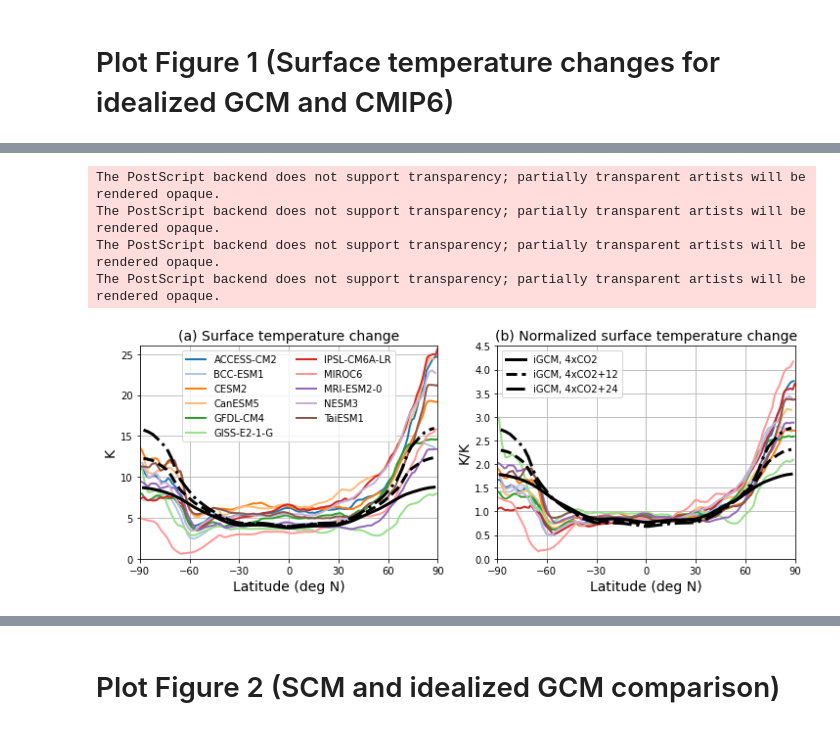
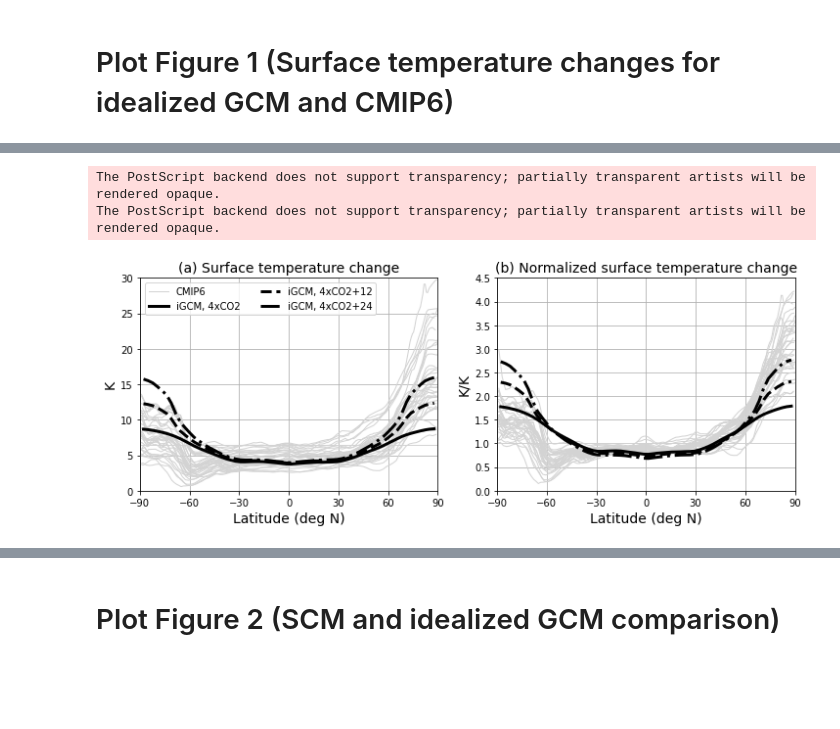
Before and after one commit to matthewjhenry/HMLR19_SCM, a Jupyter notebook: plot_figures.ipynb, the cells around one changed output, grey strips where cells are left out. Cells and saved outputs as stored; diff of their text form; code cells hidden in the pictures; blank space fills up the shorter version.

```diff
--- a/plot_figures.ipynb
+++ b/plot_figures.ipynb
@@ -467,65 +415,54 @@ Opened data from /home/links/mh920/.conda/envs/anal_env/lib/python3.6/site-packa
 # Plot Figure 1 (Surface temperature changes for idealized GCM and CMIP6)
 # %%
 print('If there is an error here make sure "cmip6_data = xr.open_dataset(...)" points to the netCDF you downloaded from http://meteo.mcgill.ca/~mhenry/files/')
-#setup tableau 10 colors
-tableau = [(31, 119, 180), (174, 199, 232), (255, 127, 14), (255, 187, 120),
-             (44, 160, 44), (152, 223, 138), (214, 39, 40), (255, 152, 150),
-             (148, 103, 189), (197, 176, 213), (140, 86, 75), (196, 156, 148),
-             (227, 119, 194), (247, 182, 210), (127, 127, 127), (199, 199, 199),
-(188, 189, 34), (219, 219, 141), (23, 190, 207), (158, 218, 229)]
-for i in range(len(tableau)):
-    r, g, b = tableau[i]
-    tableau[i] = (r / 255., g / 255., b / 255.)
-
 fig = matplotlib.pyplot.gcf()
 fig.set_size_inches(12, 4)
 plt.subplot(1,2,1)
 cmip6_data = xr.open_dataset('./cmip6_data/big_ds.nc')
 integ_years = (100,149)
-source_list=['ACCESS-CM2','BCC-ESM1','CESM2','CanESM5','GFDL-CM4','GISS-E2-1-G','IPSL-CM6A-LR','MIROC6','MRI-ESM2-0','NESM3','TaiESM1']
-i=0
-for source in source_list:
+for i in range(37):
     try:
-        plt.plot(cmip6_data.sel(source_id=source).lat.where(~np.isnan(cmip6_data.sel(source_id=source).ts.sel(experiment_id='abrupt-4xCO2').mean('year'))).dropna(dim='lat'), \
-             cmip6_data.sel(source_id=source).ts.sel(experiment_id='abrupt-4xCO2').sel(year=integ_years).mean('year').dropna(dim='lat') - \
-             cmip6_data.sel(source_id=source).ts.sel(experiment_id='piControl').sel(year=integ_years).mean('year').dropna(dim='lat'), c=tableau[i], linewidth=2,label=source)
-        i+=1
+        plt.plot(cmip6_data.sel(source_id=cmip6_data.source_id[i]).lat.where(~np.isnan(cmip6_data.sel(source_id=cmip6_data.source_id[i]).ts.sel(experiment_id='abrupt-4xCO2').mean('year'))).dropna(dim='lat'), \
+             cmip6_data.sel(source_id=cmip6_data.source_id[i]).ts.sel(experiment_id='abrupt-4xCO2').sel(year=integ_years).mean('year').dropna(dim='lat') - \
+             cmip6_data.sel(source_id=cmip6_data.source_id[i]).ts.sel(experiment_id='piControl').sel(year=integ_years).mean('year').dropna(dim='lat'), c='lightgrey', linewidth=1)
     except:
-        print(source)
-plt.plot(co2.lat_,co2.sat_lin_diff, 'k', linewidth=3)
-plt.plot(co2.lat_,co2_HS12.sat_lin_diff, 'k--', linewidth=3)
-plt.plot(co2.lat_,co2_HS24.sat_lin_diff,'k-.', linewidth=3)
+        print(cmip6_data.source_id[i])
+i=37
+plt.plot(cmip6_data.sel(source_id=cmip6_data.source_id[i]).lat.where(~np.isnan(cmip6_data.sel(source_id=cmip6_data.source_id[i]).ts.sel(experiment_id='abrupt-4xCO2').mean('year'))).dropna(dim='lat'), \
+             cmip6_data.sel(source_id=cmip6_data.source_id[i]).ts.sel(experiment_id='abrupt-4xCO2').sel(year=integ_years).mean('year').dropna(dim='lat') - \
+             cmip6_data.sel(source_id=cmip6_data.source_id[i]).ts.sel(experiment_id='piControl').sel(year=integ_years).mean('year').dropna(dim='lat'), c='lightgrey', label='CMIP6', linewidth=1)
+plt.plot(co2.lat_,co2.sat_lin_diff, 'k', linewidth=3, label='iGCM, 4xCO2')
+plt.plot(co2.lat_,co2_HS12.sat_lin_diff, 'k--', linewidth=3, label='iGCM, 4xCO2+12')
+plt.plot(co2.lat_,co2_HS24.sat_lin_diff,'k-.', linewidth=3, label='iGCM, 4xCO2+24')
 plt.grid()
 plt.title('(a) Surface temperature change', **font)
 plt.xticks(np.linspace(-90, 90, 7))
 plt.xlim([-90,90])
-plt.ylim([0,26])
+plt.ylim([0,30])
 lgd = plt.legend(loc='best',prop={'size': 10},ncol=2)
 plt.ylabel('K', **font)
 plt.xlabel('Latitude (deg N)', **font)
 
 plt.subplot(1,2,2)
-i=0
-for source in source_list:
+for i in range(38):
     try:
-        plt.plot(cmip6_data.sel(source_id=source).lat.where(~np.isnan(cmip6_data.sel(source_id=source).ts.sel(experiment_id='abrupt-4xCO2').mean('year'))).dropna(dim='lat'), \
-             (cmip6_data.sel(source_id=source).ts.sel(experiment_id='abrupt-4xCO2').sel(year=integ_years).mean('year').dropna(dim='lat') - \
-             cmip6_data.sel(source_id=source).ts.sel(experiment_id='piControl').sel(year=integ_years).mean('year').dropna(dim='lat')) / \
-             mean_lat(cmip6_data.sel(source_id=source).lat.where(~np.isnan(cmip6_data.sel(source_id=source).ts.sel(experiment_id='abrupt-4xCO2').mean('year'))).dropna(dim='lat'), \
-             (cmip6_data.sel(source_id=source).ts.sel(experiment_id='abrupt-4xCO2').sel(year=integ_years).mean('year').dropna(dim='lat') - \
-             cmip6_data.sel(source_id=source).ts.sel(experiment_id='piControl').sel(year=integ_years).mean('year').dropna(dim='lat'))), c=tableau[i], linewidth=2)
-        i+=1
+        plt.plot(cmip6_data.sel(source_id=cmip6_data.source_id[i]).lat.where(~np.isnan(cmip6_data.sel(source_id=cmip6_data.source_id[i]).ts.sel(experiment_id='abrupt-4xCO2').mean('year'))).dropna(dim='lat'), \
+             (cmip6_data.sel(source_id=cmip6_data.source_id[i]).ts.sel(experiment_id='abrupt-4xCO2').sel(year=integ_years).mean('year').dropna(dim='lat') - \
+             cmip6_data.sel(source_id=cmip6_data.source_id[i]).ts.sel(experiment_id='piControl').sel(year=integ_years).mean('year').dropna(dim='lat')) / \
+             mean_lat(cmip6_data.sel(source_id=cmip6_data.source_id[i]).lat.where(~np.isnan(cmip6_data.sel(source_id=cmip6_data.source_id[i]).ts.sel(experiment_id='abrupt-4xCO2').mean('year'))).dropna(dim='lat'), \
+             (cmip6_data.sel(source_id=cmip6_data.source_id[i]).ts.sel(experiment_id='abrupt-4xCO2').sel(year=integ_years).mean('year').dropna(dim='lat') - \
+             cmip6_data.sel(source_id=cmip6_data.source_id[i]).ts.sel(experiment_id='piControl').sel(year=integ_years).mean('year').dropna(dim='lat'))), c='lightgrey', linewidth=1)
     except:
-        print(source)
-plt.plot(co2.lat_,co2.sat_lin_diff/mean_lat(co2.lat_,co2.sat_lin_diff), 'k', linewidth=3, label='iGCM, 4xCO2')
-plt.plot(co2.lat_,co2_HS12.sat_lin_diff/mean_lat(co2.lat_,co2_HS12.sat_lin_diff), 'k--', linewidth=3, label='iGCM, 4xCO2+12')
-plt.plot(co2.lat_,co2_HS24.sat_lin_diff/mean_lat(co2.lat_,co2_HS24.sat_lin_diff),'k-.', label='iGCM, 4xCO2+24', linewidth=3)
+        print(cmip6_data.source_id[i])
+plt.plot(co2.lat_,co2.sat_lin_diff/mean_lat(co2.lat_,co2.sat_lin_diff), 'k', linewidth=3)
+plt.plot(co2.lat_,co2_HS12.sat_lin_diff/mean_lat(co2.lat_,co2_HS12.sat_lin_diff), 'k--', linewidth=3)
+plt.plot(co2.lat_,co2_HS24.sat_lin_diff/mean_lat(co2.lat_,co2_HS24.sat_lin_diff),'k-.', linewidth=3)
 plt.grid()
 plt.title('(b) Normalized surface temperature change', **font)
 plt.xticks(np.linspace(-90, 90, 7))
 plt.xlim([-90,90])
 plt.ylim([0,4.5])
-lgd = plt.legend(loc='best',prop={'size': 10})
+# lgd = plt.legend(loc='best',prop={'size': 10})
 plt.ylabel('K/K', **font)
 plt.xlabel('Latitude (deg N)', **font)
 
@@ -536,5 +491,3 @@ If there is an error here make sure "cmip6_data = xr.open_dataset(...)" points t
 The PostScript backend does not support transparency; partially transparent artists will be rendered opaque.
 The PostScript backend does not support transparency; partially transparent artists will be rendered opaque.
-The PostScript backend does not support transparency; partially transparent artists will be rendered opaque.
-The PostScript backend does not support transparency; partially transparent artists will be rendered opaque.
-[figure, old version]
+[figure, new version]
```
Also changed, not shown: parts of 17 cells of this notebook.
